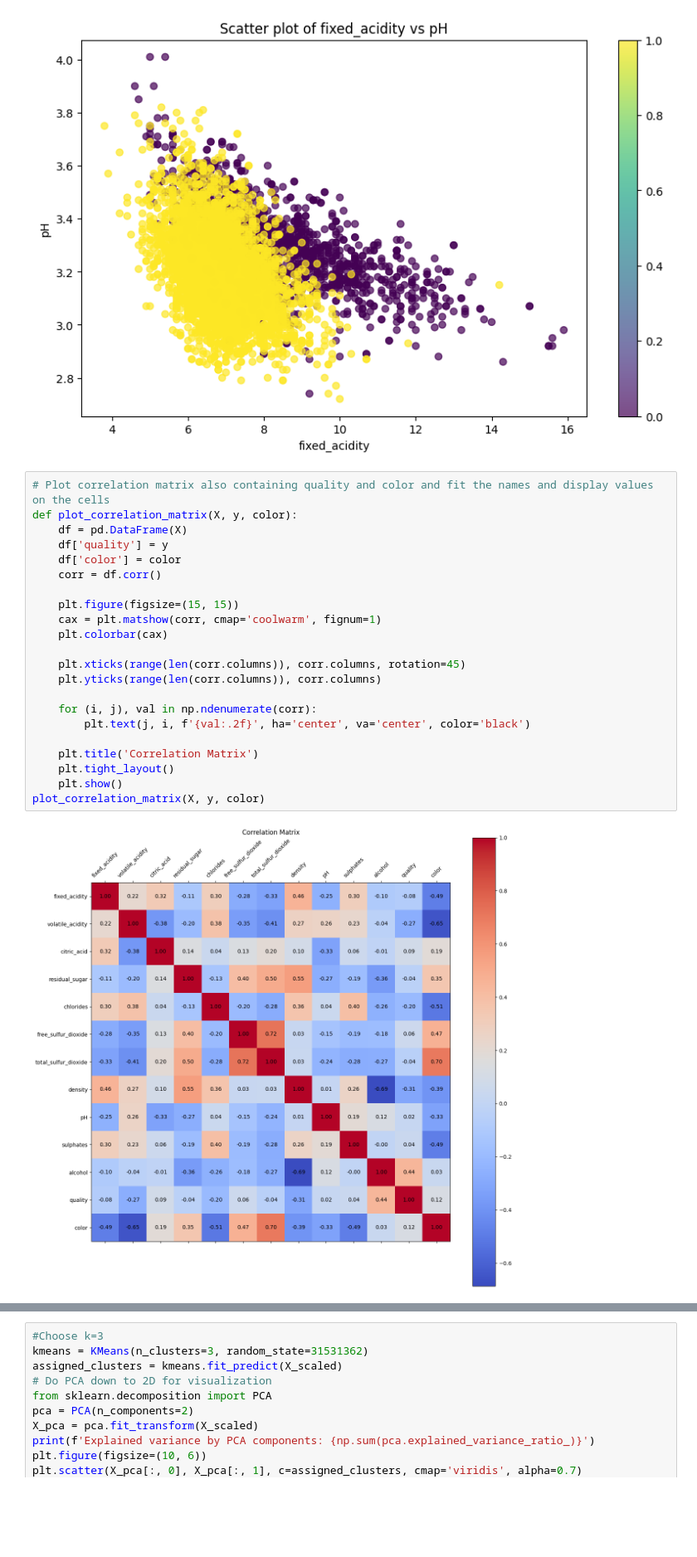
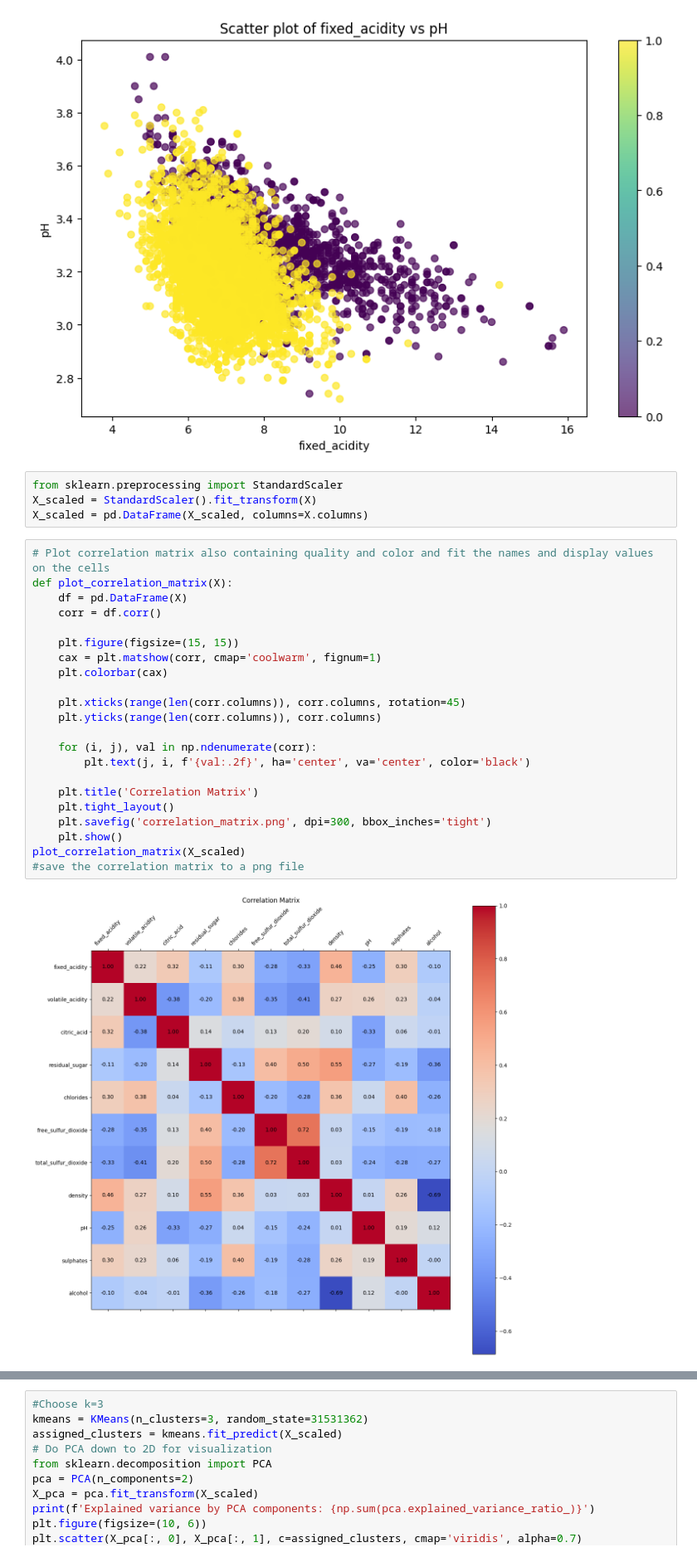
Before and after one commit to 2T1F/wine, a Jupyter notebook: explore.ipynb, the cells around one changed output, grey strips where cells are left out. Shown: that part at 83% size. Saved outputs shown, nothing was run; the diff lists cells and outputs as text; blank space fills up the shorter version.

```diff
--- a/explore.ipynb
+++ b/explore.ipynb
@@ -85,28 +85,32 @@ def scatter_plot(X, y, feature1, feature2, color_feature):
 scatter_plot(X, y, 'fixed_acidity', 'pH', color)
 # %% [output]
 [figure]
+# %%
+from sklearn.preprocessing import StandardScaler
+X_scaled = StandardScaler().fit_transform(X)
+X_scaled = pd.DataFrame(X_scaled, columns=X.columns)
 # %%
 # Plot correlation matrix also containing quality and color and fit the names and display values on the cells
-def plot_correlation_matrix(X, y, color):
+def plot_correlation_matrix(X):
     df = pd.DataFrame(X)
-    df['quality'] = y
-    df['color'] = color
     corr = df.corr()
 
     plt.figure(figsize=(15, 15))
     cax = plt.matshow(corr, cmap='coolwarm', fignum=1)
     plt.colorbar(cax)
 
     plt.xticks(range(len(corr.columns)), corr.columns, rotation=45)
     plt.yticks(range(len(corr.columns)), corr.columns)
 
     for (i, j), val in np.ndenumerate(corr):
         plt.text(j, i, f'{val:.2f}', ha='center', va='center', color='black')
 
     plt.title('Correlation Matrix')
     plt.tight_layout()
+    plt.savefig('correlation_matrix.png', dpi=300, bbox_inches='tight')
     plt.show()
-plot_correlation_matrix(X, y, color)
+plot_correlation_matrix(X_scaled)
+#save the correlation matrix to a png file
 # %% [output]
-[figure, old version]
+[figure, new version]
 # %%
```
Also changed, not shown: parts of 9 cells of this notebook, 1 other file.
